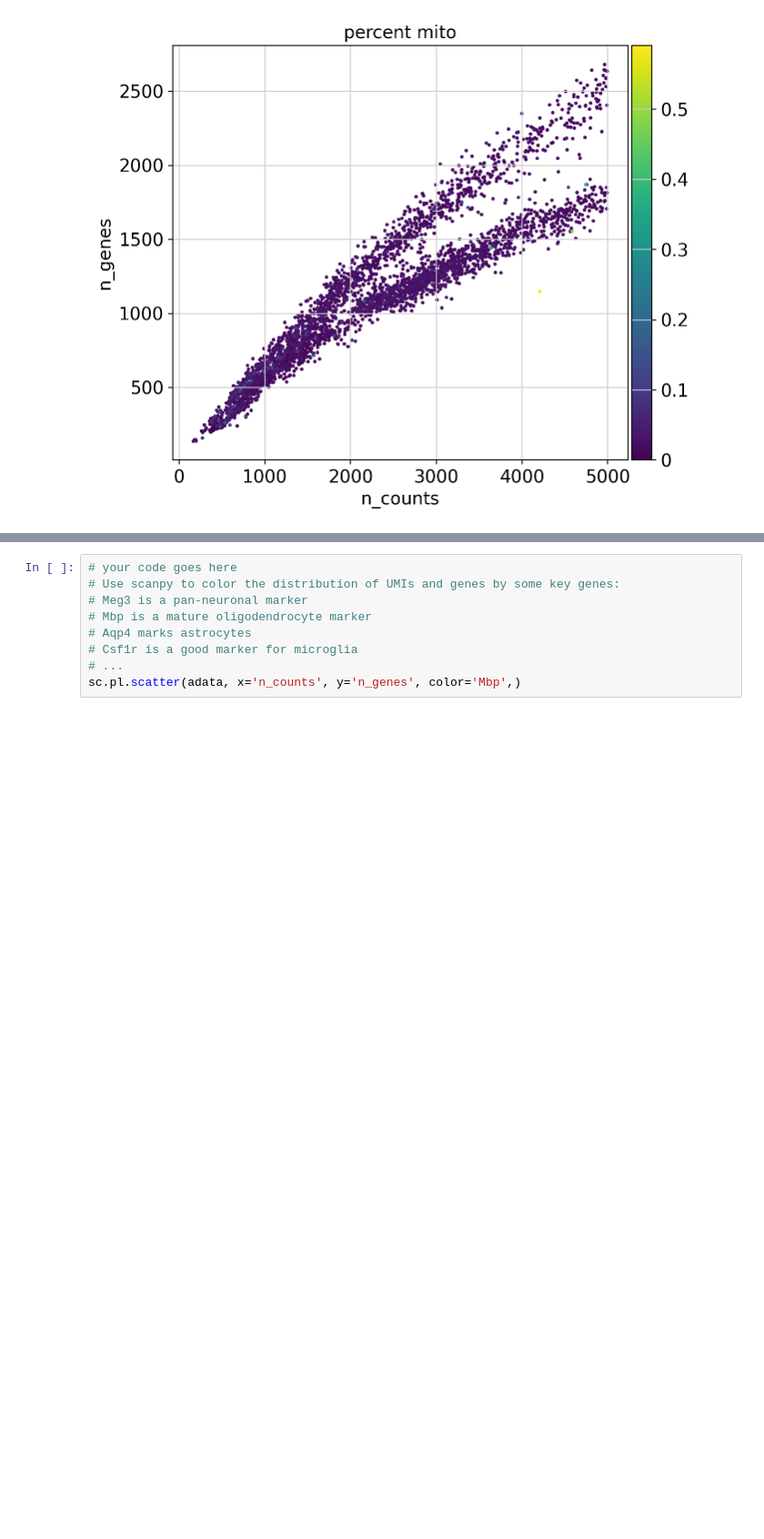
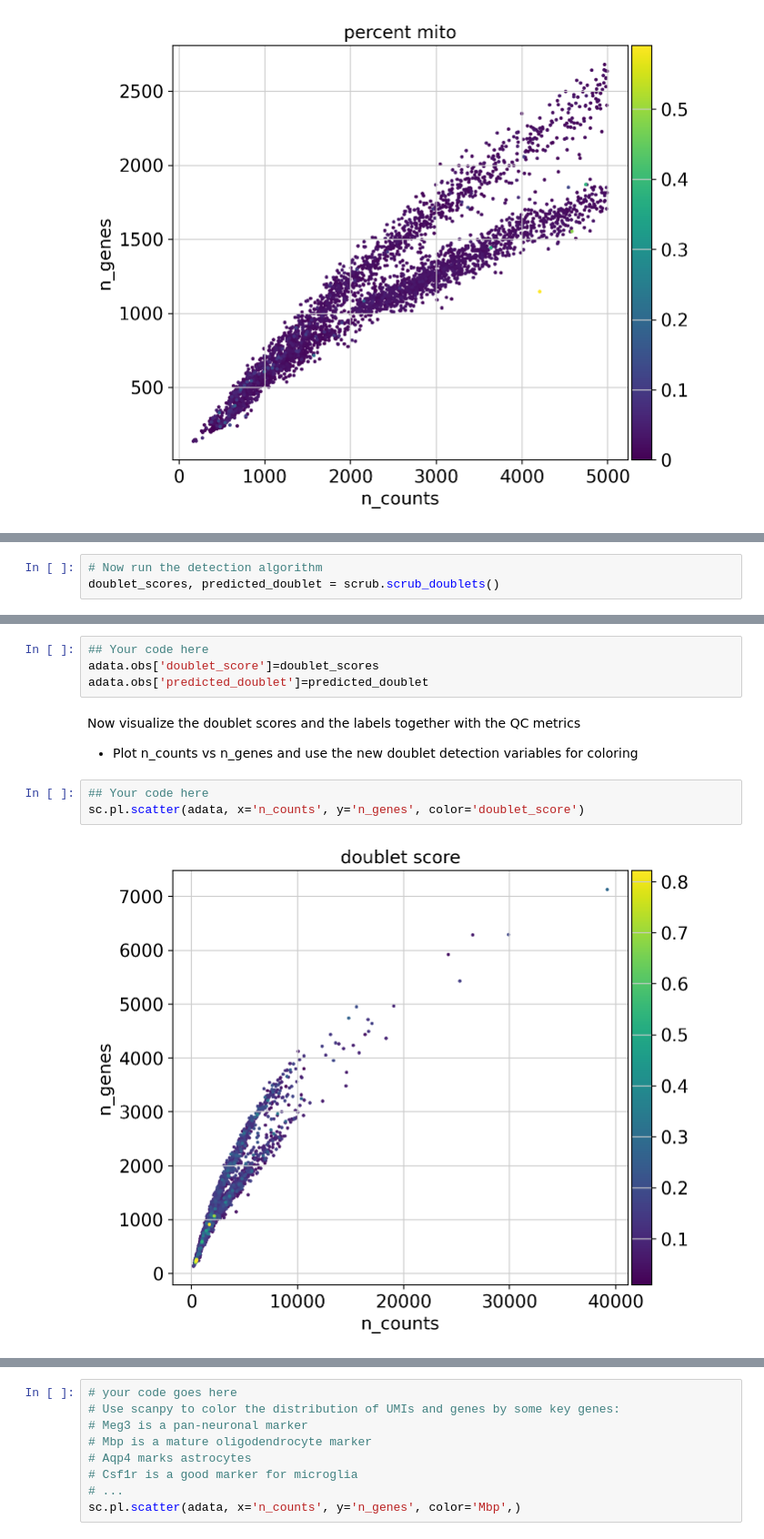
Before and after one commit to nunososorio/SingleCellGenomics2024, a Jupyter notebook: 3_Wednesday_April10th/SessionIV_p1.ipynb, the cells around one changed output, grey strips where cells are left out. Shown at 91% size. Saved outputs shown, nothing was run; the diff lists cells and outputs as text; blank space fills up the shorter version.

```diff
--- a/3_Wednesday_April10th/SessionIV_p1.ipynb
+++ b/3_Wednesday_April10th/SessionIV_p1.ipynb
@@ -230,0 +234,3 @@ sc.pl.scatter(adata[adata.obs.n_counts<5000], x='n_counts', y='n_genes', color='
+# %%
+# Now run the detection algorithm
+doublet_scores, predicted_doublet = scrub.scrub_doublets()
@@ -230,0 +281,12 @@ sc.pl.scatter(adata[adata.obs.n_counts<5000], x='n_counts', y='n_genes', color='
+# %%
+## Your code here
+adata.obs['doublet_score']=doublet_scores
+adata.obs['predicted_doublet']=predicted_doublet
+# %% [markdown]
+Now visualize the doublet scores and the labels together with the QC metrics
+- Plot n_counts vs n_genes and use the new doublet detection variables for coloring
+# %%
+## Your code here
+sc.pl.scatter(adata, x='n_counts', y='n_genes', color='doublet_score')
+# %% [output]
+[figure, added]
```
Also changed, not shown: parts of 18 cells of this notebook.
